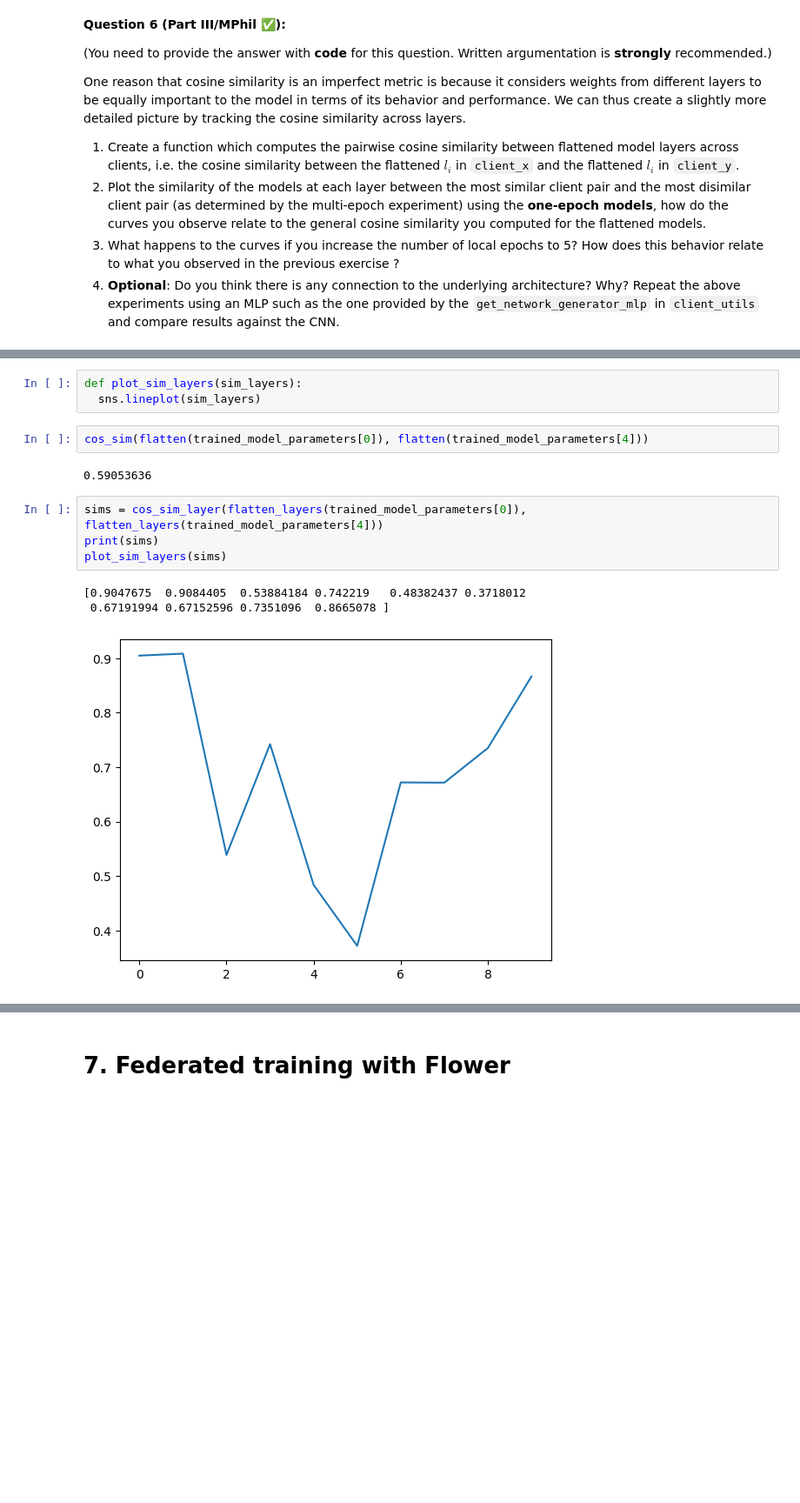
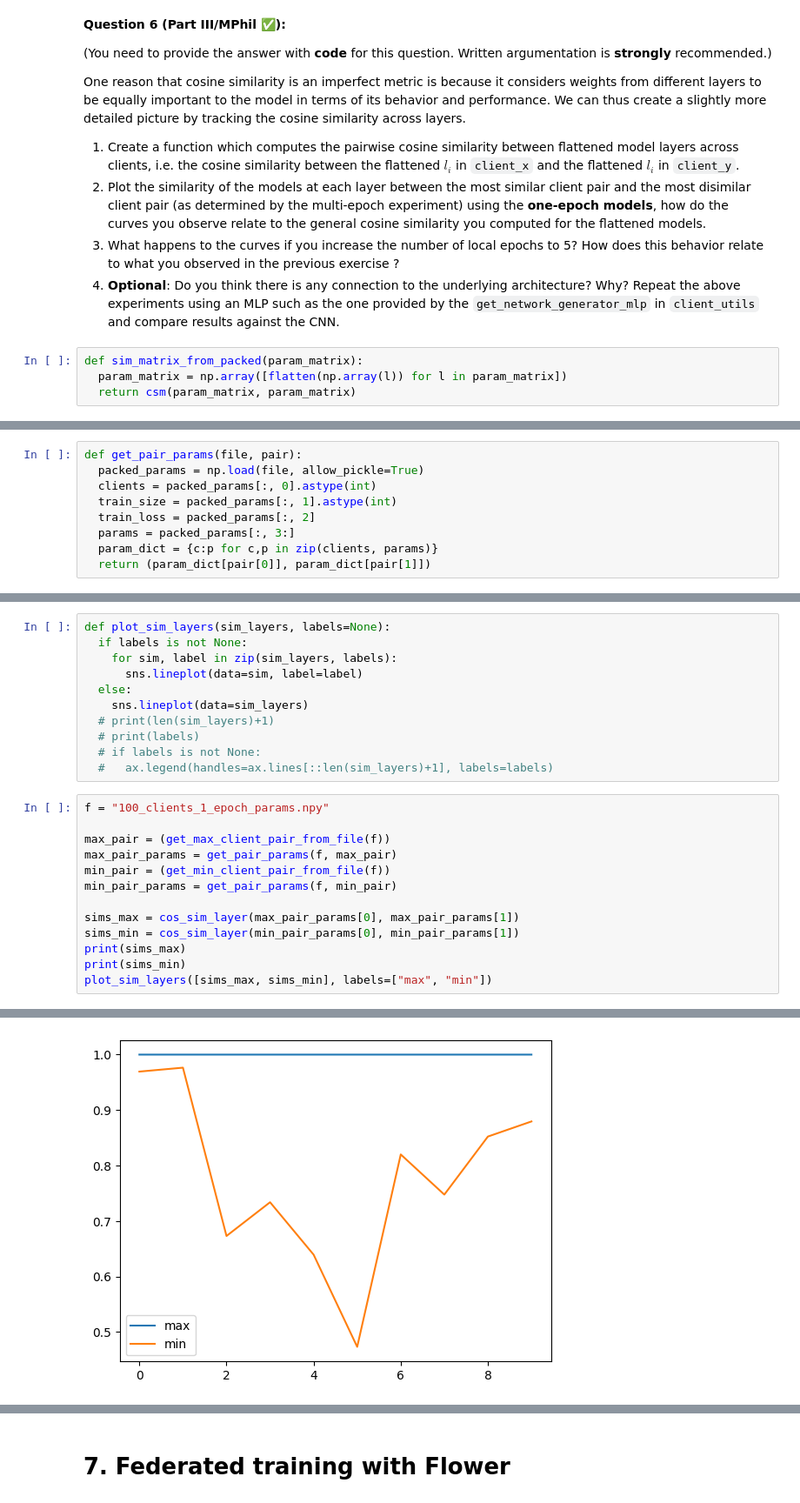
Before and after one commit to satnavpt/L361-Federated-Learning, a Jupyter notebook: labs/L361_Lab_1_From_Centralised_To_Federated_Part_2.ipynb, the cells around one changed output, grey strips where cells are left out. Shown: that part at 87% size. Drawn from its saved outputs; the diff is of its cells as text; blank space fills up the shorter version.

```diff
--- a/labs/L361_Lab_1_From_Centralised_To_Federated_Part_2.ipynb
+++ b/labs/L361_Lab_1_From_Centralised_To_Federated_Part_2.ipynb
@@ -653,3 +665,7 @@ One reason that cosine similarity is an imperfect metric is because it considers
 2. Plot the similarity of the models at each layer between the most similar client pair and the most disimilar client pair (as determined by the multi-epoch experiment) using the **one-epoch models**, how do the curves you observe relate to the general cosine similarity you computed for the flattened models.
 3. What happens to the curves if you increase the number of local epochs to 5? How does this behavior relate to what you observed in the previous exercise ?
 4. **Optional**: Do you think there is any connection to the underlying architecture? Why? Repeat the above experiments using an MLP such as the one provided by the  `get_network_generator_mlp` in `client_utils` and compare results against the CNN.
+# %%
+def sim_matrix_from_packed(param_matrix):
+  param_matrix = np.array([flatten(np.array(l)) for l in param_matrix])
+  return csm(param_matrix, param_matrix)
@@ -656 +696,10 @@ One reason that cosine similarity is an imperfect metric is because it considers
+# %%
+def get_pair_params(file, pair):
+  packed_params = np.load(file, allow_pickle=True)
+  clients = packed_params[:, 0].astype(int)
+  train_size = packed_params[:, 1].astype(int)
+  train_loss = packed_params[:, 2]
+  params = packed_params[:, 3:]
+  param_dict = {c:p for c,p in zip(clients, params)}
+  return (param_dict[pair[0]], param_dict[pair[1]])
 # %%
@@ -660,17 +706,27 @@ def flatten_layers(arr):
 def cos_sim_layer(arr1, arr2):
   return np.array([cos_sim(a, b) for a,b in zip(arr1, arr2)])
-# %%
-def plot_sim_layers(sim_layers):
-  sns.lineplot(sim_layers)
-# %%
-cos_sim(flatten(trained_model_parameters[0]), flatten(trained_model_parameters[4]))
-# %% [output]
-0.59053636
-# %%
-sims = cos_sim_layer(flatten_layers(trained_model_parameters[0]), flatten_layers(trained_model_parameters[4]))
-print(sims)
-plot_sim_layers(sims)
-# %% [output]
-[0.9047675  0.9084405  0.53884184 0.742219   0.48382437 0.3718012
- 0.67191994 0.67152596 0.7351096  0.8665078 ]
-[figure, removed]
+# %%
+def plot_sim_layers(sim_layers, labels=None):
+  if labels is not None:
+    for sim, label in zip(sim_layers, labels):
+      sns.lineplot(data=sim, label=label)
+  else:
+    sns.lineplot(data=sim_layers)
+  # print(len(sim_layers)+1)
+  # print(labels)
+  # if labels is not None:
+  #   ax.legend(handles=ax.lines[::len(sim_layers)+1], labels=labels)
+# %%
+f = "100_clients_1_epoch_params.npy"
+
+max_pair = (get_max_client_pair_from_file(f))
+max_pair_params = get_pair_params(f, max_pair)
+min_pair = (get_min_client_pair_from_file(f))
+min_pair_params = get_pair_params(f, min_pair)
+
+sims_max = cos_sim_layer(max_pair_params[0], max_pair_params[1])
+sims_min = cos_sim_layer(min_pair_params[0], min_pair_params[1])
+print(sims_max)
+print(sims_min)
+plot_sim_layers([sims_max, sims_min], labels=["max", "min"])
+# %% [output]
@@ -676,0 +739 @@ plot_sim_layers(sims)
+[figure, added]
```
Also changed, not shown: parts of 45 cells of this notebook.
